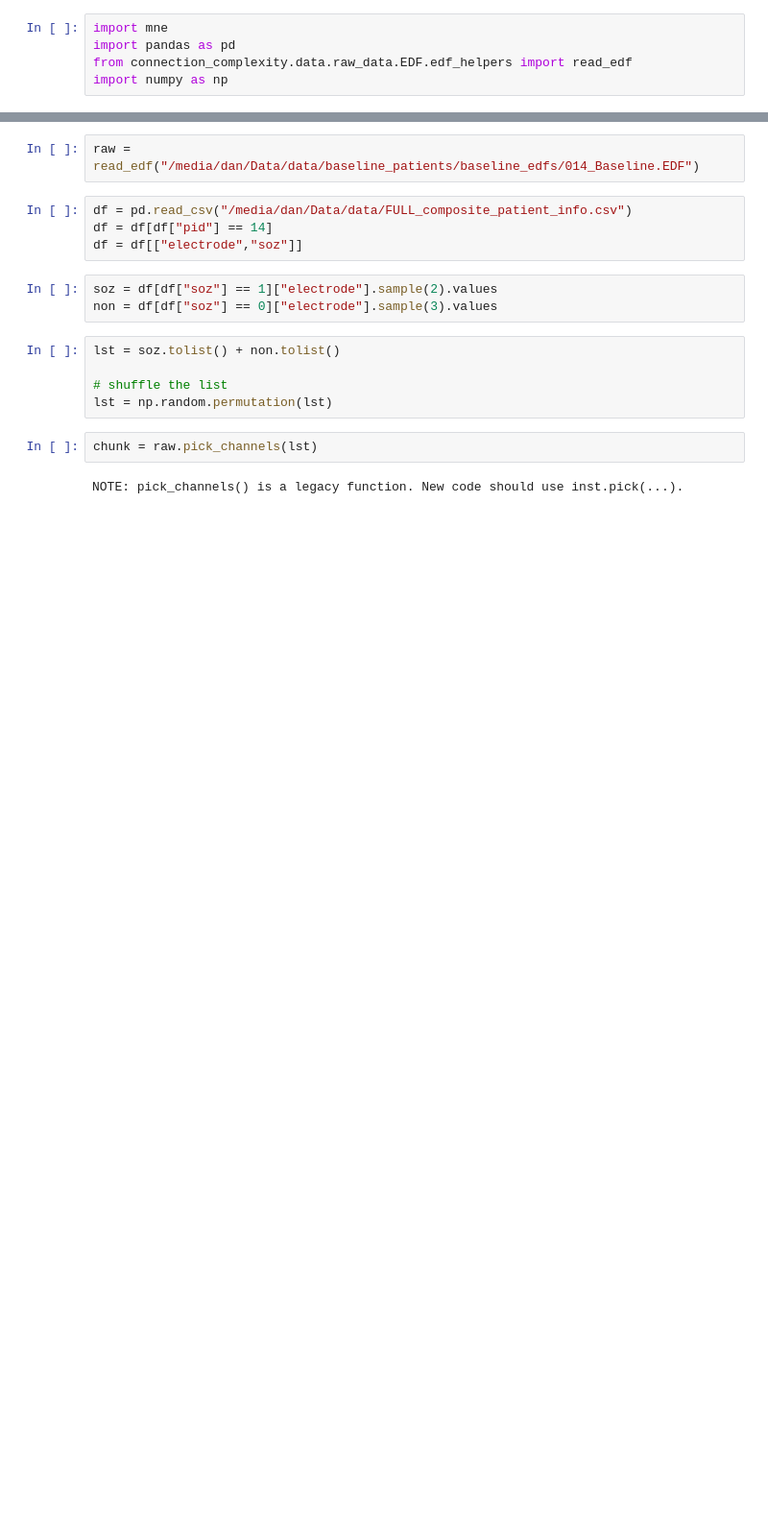
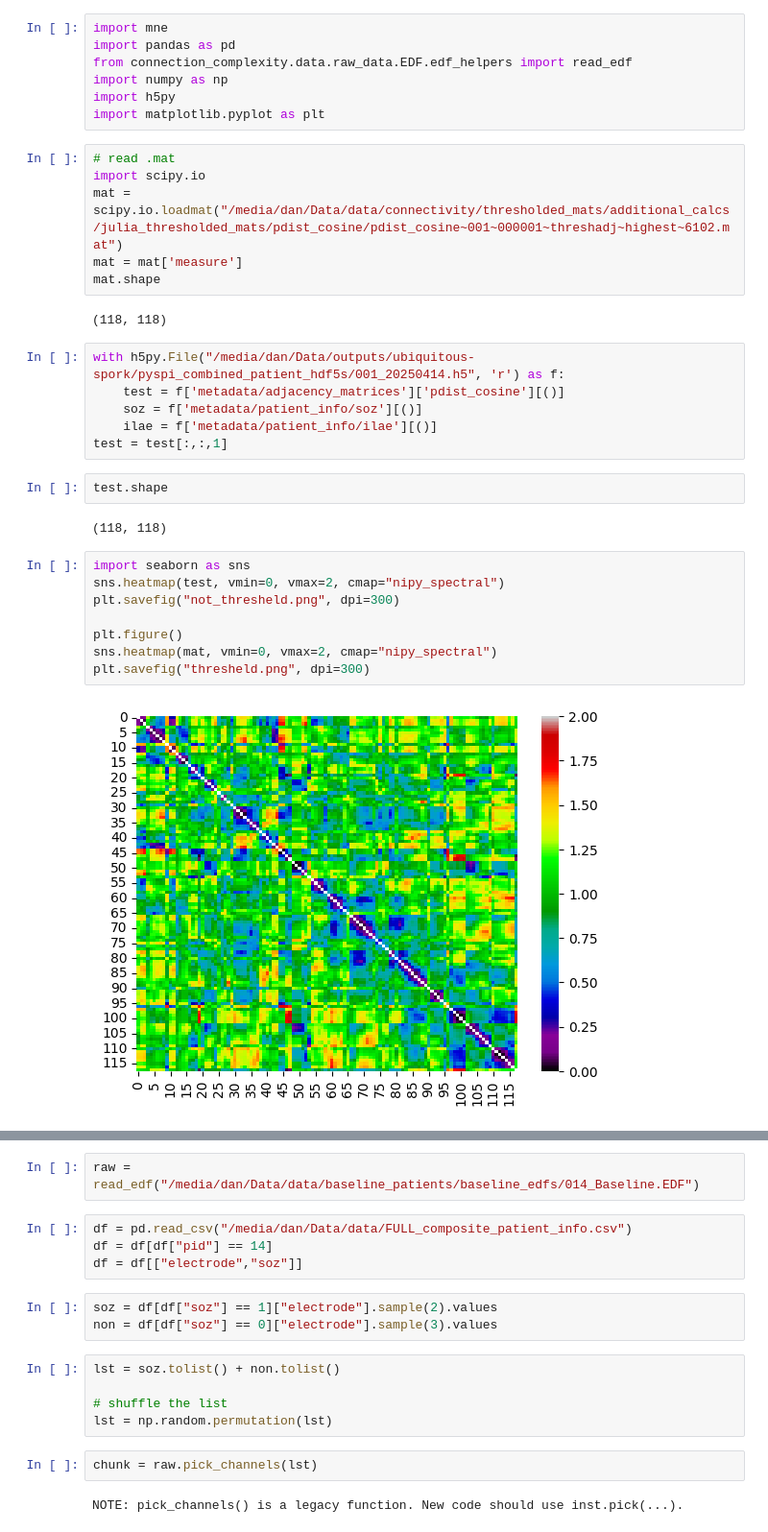
Before and after one commit to wendeldr/ubiquitous-spork, a Jupyter notebook: images_for_presentation.ipynb, the cells around one changed output, grey strips where cells are left out. Shown at 96% size. Cells and saved outputs as stored; diff of their text form; blank space fills up the shorter version.

```diff
--- a/images_for_presentation.ipynb
+++ b/images_for_presentation.ipynb
@@ -3,3 +3,33 @@ import mne
 import pandas as pd
 from connection_complexity.data.raw_data.EDF.edf_helpers import read_edf
 import numpy as np
+import h5py
+import matplotlib.pyplot as plt
+# %%
+# read .mat
+import scipy.io
+mat = scipy.io.loadmat("/media/dan/Data/data/connectivity/thresholded_mats/additional_calcs/julia_thresholded_mats/pdist_cosine/pdist_cosine~001~000001~threshadj~highest~6102.mat")
+mat = mat['measure']
+mat.shape
+# %% [output]
+(118, 118)
+# %%
+with h5py.File("/media/dan/Data/outputs/ubiquitous-spork/pyspi_combined_patient_hdf5s/001_20250414.h5", 'r') as f:
+    test = f['metadata/adjacency_matrices']['pdist_cosine'][()]
+    soz = f['metadata/patient_info/soz'][()]
+    ilae = f['metadata/patient_info/ilae'][()]
+test = test[:,:,1]
+# %%
+test.shape
+# %% [output]
+(118, 118)
+# %%
+import seaborn as sns
+sns.heatmap(test, vmin=0, vmax=2, cmap="nipy_spectral")
+plt.savefig("not_thresheld.png", dpi=300)
+
+plt.figure()
+sns.heatmap(mat, vmin=0, vmax=2, cmap="nipy_spectral")
+plt.savefig("thresheld.png", dpi=300)
+# %% [output]
+[figure, added]
```
Also changed, not shown: parts of 1 cell of this notebook, 3 other files.
